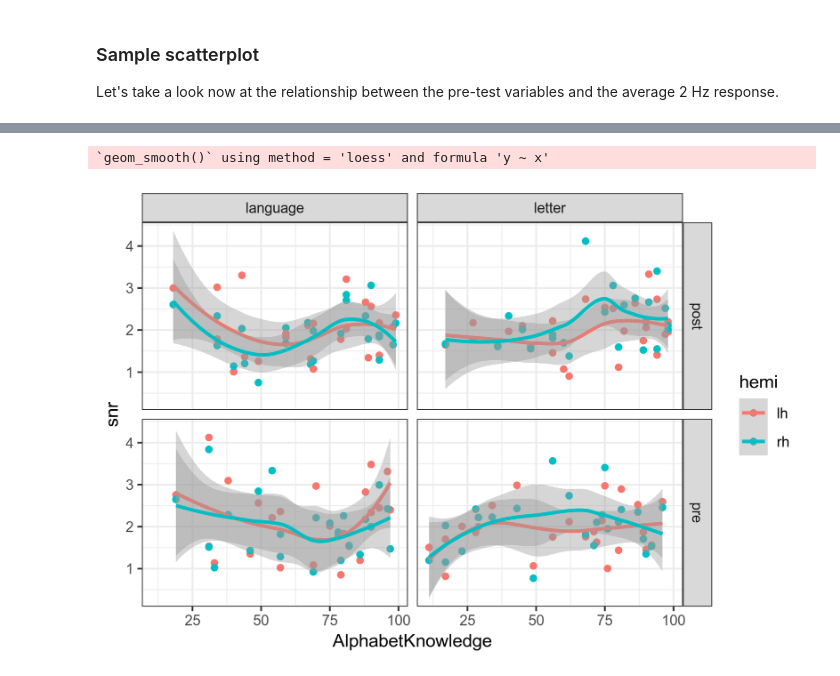
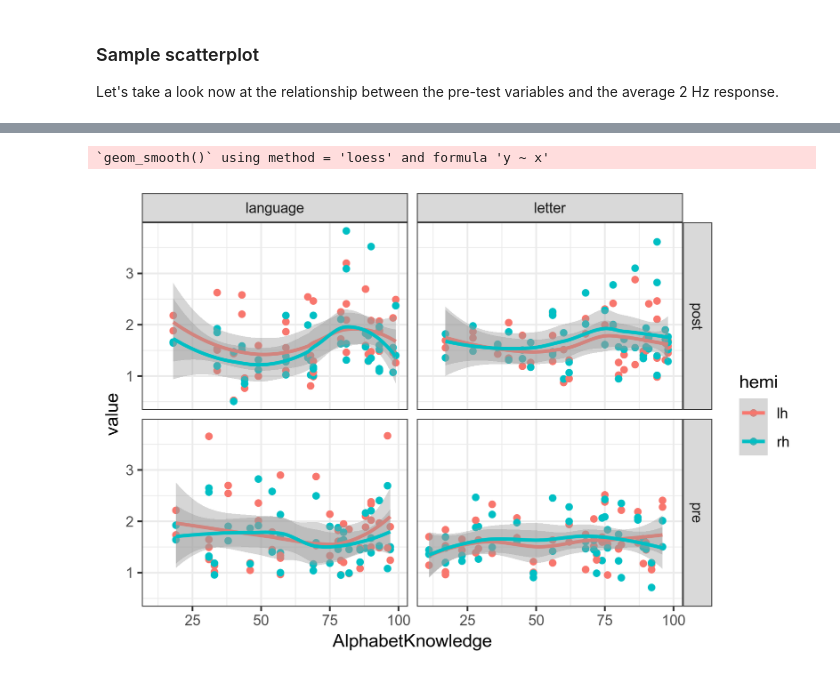
Before and after one commit to yeatmanlab/preK-MEG, a Jupyter notebook: analysis/notebooks/ssvep_ROI_modeling.ipynb, the cells around one changed output, grey strips where cells are left out. Drawn from its saved outputs; the diff is of its cells as text; code cells hidden in the pictures.

```diff
--- a/analysis/notebooks/ssvep_ROI_modeling.ipynb
+++ b/analysis/notebooks/ssvep_ROI_modeling.ipynb
@@ -597,15 +642,15 @@ Let's take a look now at the relationship between the pre-test variables and the
 # %%
 options(repr.plot.width=6)
 
 roi_data %>%
     # select ROI type (tval, 2Hz_SNR_1.7, 4Hz_SNR_2.1, etc)
-    filter(roi_type == "4Hz_SNR_2.0") %>%
+    filter(roi_type == "4Hz_SNR_1.5",measure=="snr") %>%
     # select x (AlphabetKnowledge, PhonemeMatching, etc) and y (snr, amplitude)
-    ggplot(aes(x=AlphabetKnowledge, y=snr, colour=hemi)) +
+    ggplot(aes(x=AlphabetKnowledge, y=value, colour=hemi)) +
     facet_grid(timepoint ~ intervention) +
     geom_point() +
     geom_smooth() +
     theme_bw()
 # %% [output]
 `geom_smooth()` using method = 'loess' and formula 'y ~ x'
-[figure, old version]
+[figure, new version]
```
Also changed, not shown: parts of 24 cells of this notebook, 1 other file.
